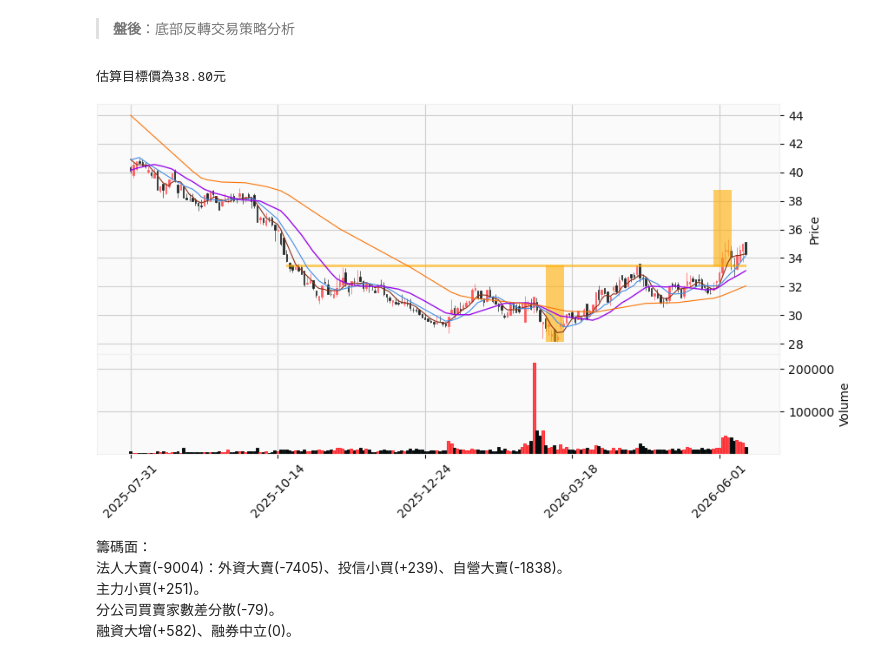
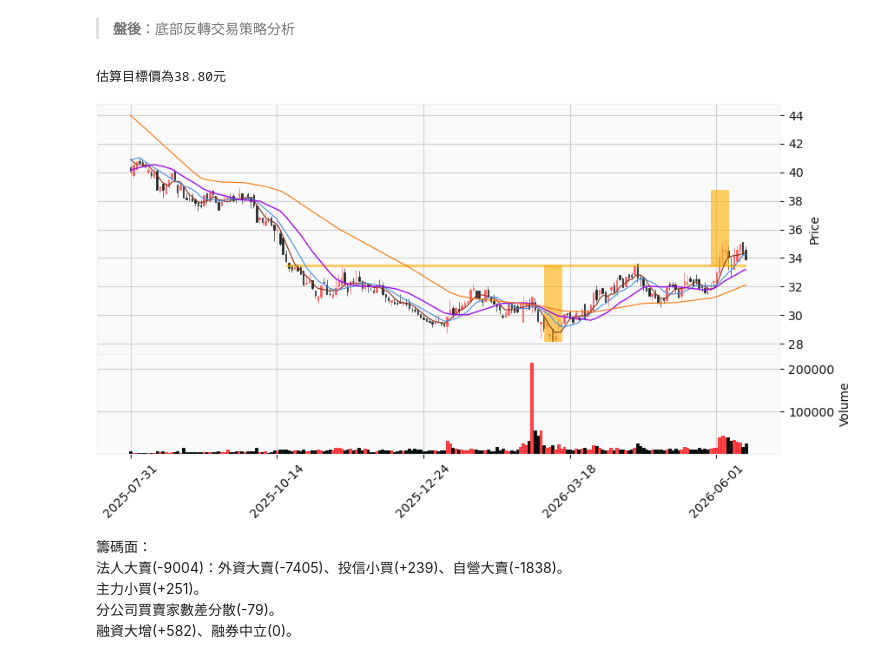
Before and after one commit to yilintung/StockInvestmentNotebook, a Jupyter notebook: 260615筆記.ipynb, the cells around one changed output. Drawn from its saved outputs; the diff is of its cells as text; code cells hidden in the pictures.

```diff
--- a/260615筆記.ipynb
+++ b/260615筆記.ipynb
@@ -199,11 +199,11 @@ def line_drawing_callback( range_prices) :
 
     return seq_of_seq_of_points,linewidths,colors
 # %%
-image = mysys.DrawOnKlineChart('2105','2025-07-31','2026-06-12',line_drawing_callback)
+image = mysys.DrawOnKlineChart('2105','2025-07-31','2026-06-15',line_drawing_callback)
 display(image)
 # %% [output]
 估算目標價為38.80元
-[figure, old version]
+[figure, new version]
 # %% [markdown]
 籌碼面：
 法人大賣(-9004)：外資大賣(-7405)、投信小買(+239)、自營大賣(-1838)。
```
Also changed, not shown: parts of 3 cells of this notebook.
